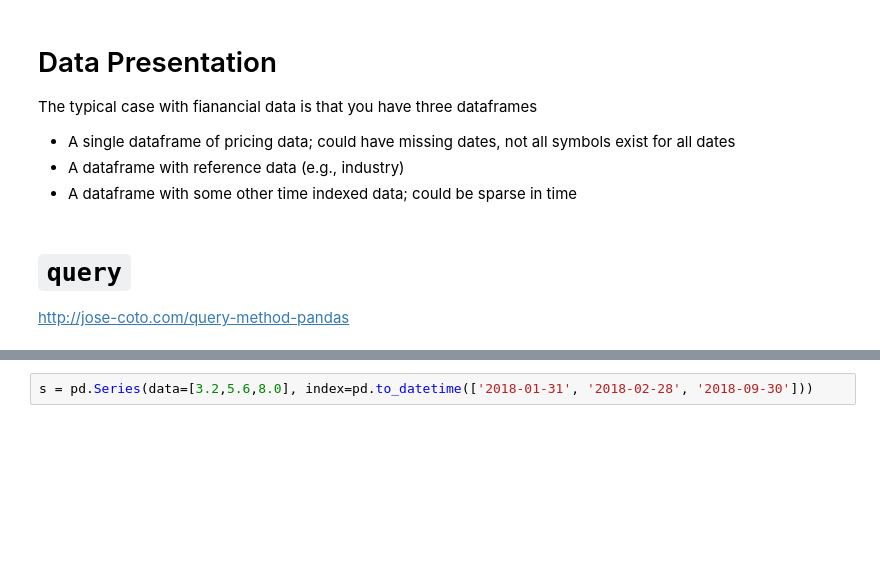
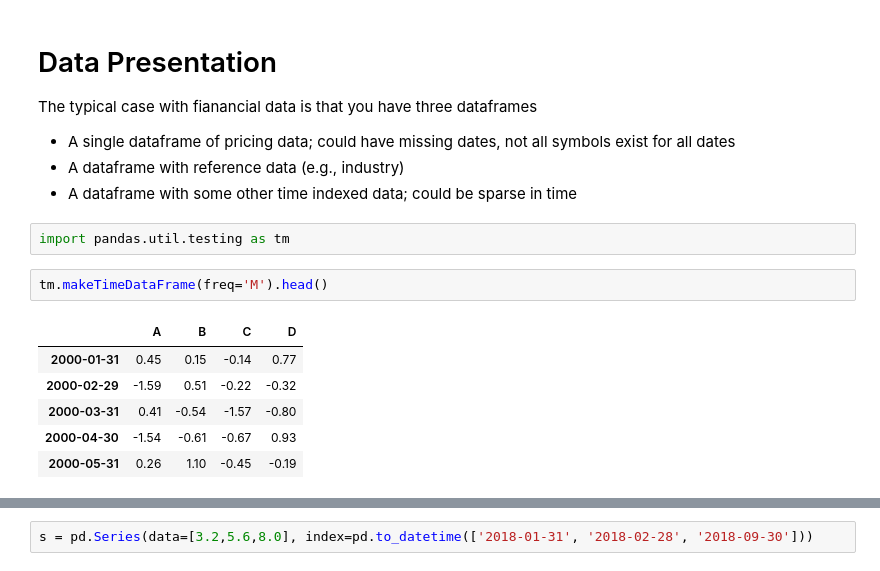
Before and after one commit to marketneutral/misc_research, a Jupyter notebook: pandas-fin-idioms.ipynb, the cells around one changed output, grey strips where cells are left out. Cells and saved outputs as stored; diff of their text form; blank space fills up the shorter version.

```diff
--- a/pandas-fin-idioms.ipynb
+++ b/pandas-fin-idioms.ipynb
@@ -9,7 +18,14 @@ The typical case with fianancial data is that you have three dataframes
 - A single dataframe of pricing data; could have missing dates, not all symbols exist for all dates
 - A dataframe with reference data (e.g., industry)
 - A dataframe with some other time indexed data; could be sparse in time
-# %% [markdown]
-# `query`
-
-http://jose-coto.com/query-method-pandas
+# %%
+import pandas.util.testing as tm
+# %%
+tm.makeTimeDataFrame(freq='M').head()
+# %% [output]
+|  | A | B | C | D |
+| 2000-01-31 | 0.45 | 0.15 | -0.14 | 0.77 |
+| 2000-02-29 | -1.59 | 0.51 | -0.22 | -0.32 |
+| 2000-03-31 | 0.41 | -0.54 | -1.57 | -0.80 |
+| 2000-04-30 | -1.54 | -0.61 | -0.67 | 0.93 |
+| 2000-05-31 | 0.26 | 1.10 | -0.45 | -0.19 |
```
Also changed, not shown: parts of 6 cells of this notebook, 4 other files.
